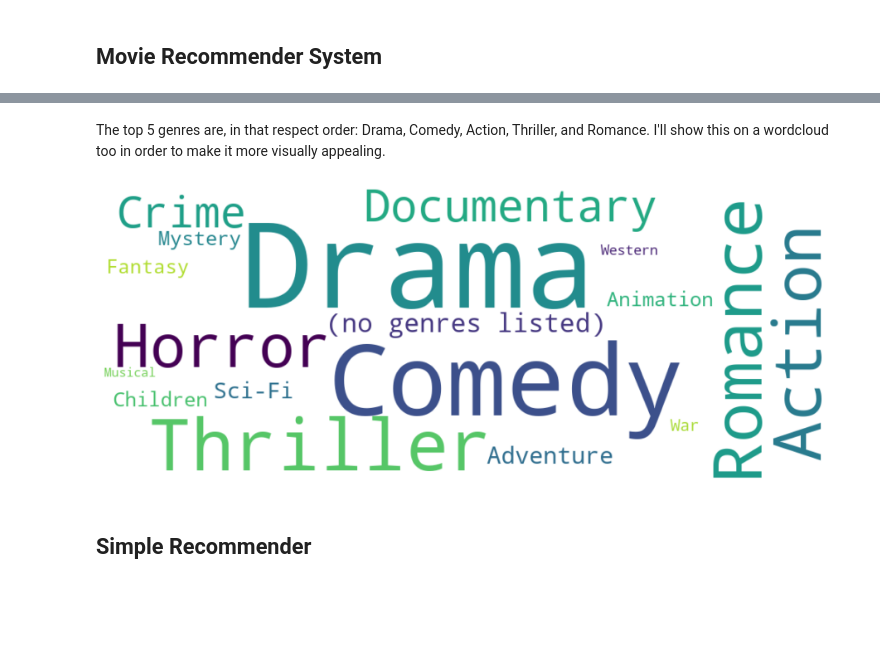
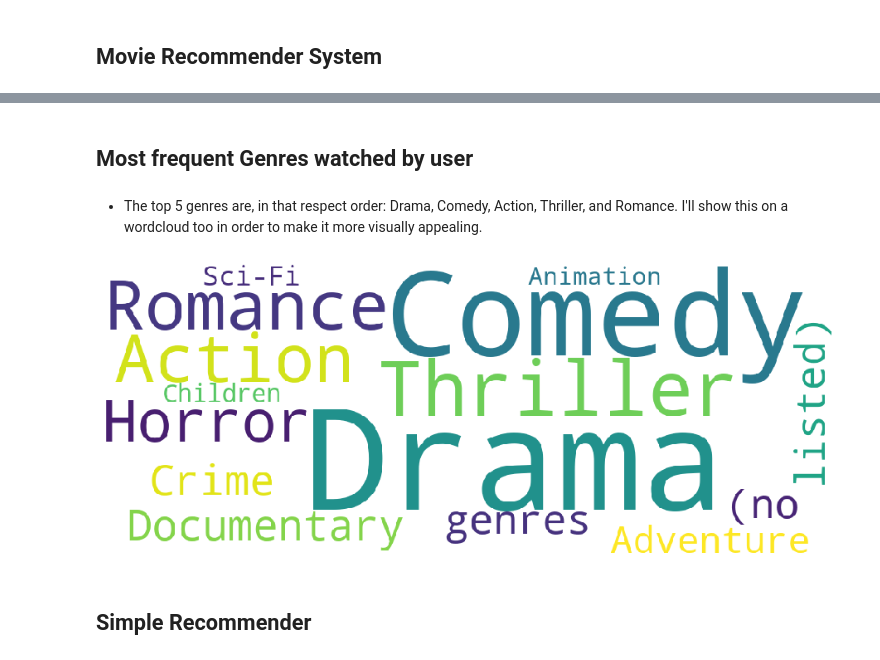
Before and after one commit to Roh1702/ML-Recommender-System, a Jupyter notebook: Simple-Content Based Recommender System.ipynb, the cells around one changed output, grey strips where cells are left out. Drawn from its saved outputs; the diff is of its cells as text; code cells hidden in the pictures; blank space fills up the shorter version.

```diff
--- a/Simple-Content Based Recommender System.ipynb
+++ b/Simple-Content Based Recommender System.ipynb
@@ -65,28 +57,32 @@ keyword_occurences[:5];
+# %%
+# Make a census of the genre keywords
+gen = movies['genres']
+genre_freq = {}
+for line in gen:
+    line = line.replace('|', " ")
+    line = line.split()
+    #print(line)
+    for word in line:
+        word = word.split()
+        word = word[0]
+        #print(word)
+        genre_freq[word] = genre_freq.get(word, 0) + 1
+# %% [markdown]
+## Most frequent Genres watched by user
 # %% [markdown]
-The top 5 genres are, in that respect order: Drama, Comedy, Action, Thriller, and Romance. I'll show this on a wordcloud too in order to make it more visually appealing.
+* The top 5 genres are, in that respect order: Drama, Comedy, Action, Thriller, and Romance. I'll show this on a wordcloud too in order to make it more visually appealing.
-# %%
-# Import new libraries
-%matplotlib inline
-import wordcloud
-from wordcloud import WordCloud, STOPWORDS
-
-# Define the dictionary used to produce the genre wordcloud
-genres = dict()
-trunc_occurences = keyword_occurences[0:18]
-for s in trunc_occurences:
-    genres[s[0]] = s[1]
-
-# Create the wordcloud
-genre_wordcloud = WordCloud(width=1000,height=400, background_color='white')
-genre_wordcloud.generate_from_frequencies(genres)
-
-# Plot the wordcloud
-f, ax = plt.subplots(figsize=(16, 8))
-plt.imshow(genre_wordcloud, interpolation="bilinear")
-plt.axis('off')
-plt.show()
-# %% [output]
-[figure, removed]
+# %%
+# Import new libraries
+from wordcloud import WordCloud
+import matplotlib.pyplot as plt
+comb_wprd = WordCloud(background_color="white",width=1000,height=400, max_words=15,
+                      relative_scaling=0.5,normalize_plurals=False).generate_from_frequencies(genre_freq)
+plt.figure(figsize=(16,8))
+plt.imshow(comb_wprd)
+plt.axis('off')
+plt.show()
+# %% [output]
+[figure, added]
 # %% [markdown]
 ## Simple Recommender
 # %%
```
Also changed, not shown: parts of 31 cells of this notebook.
